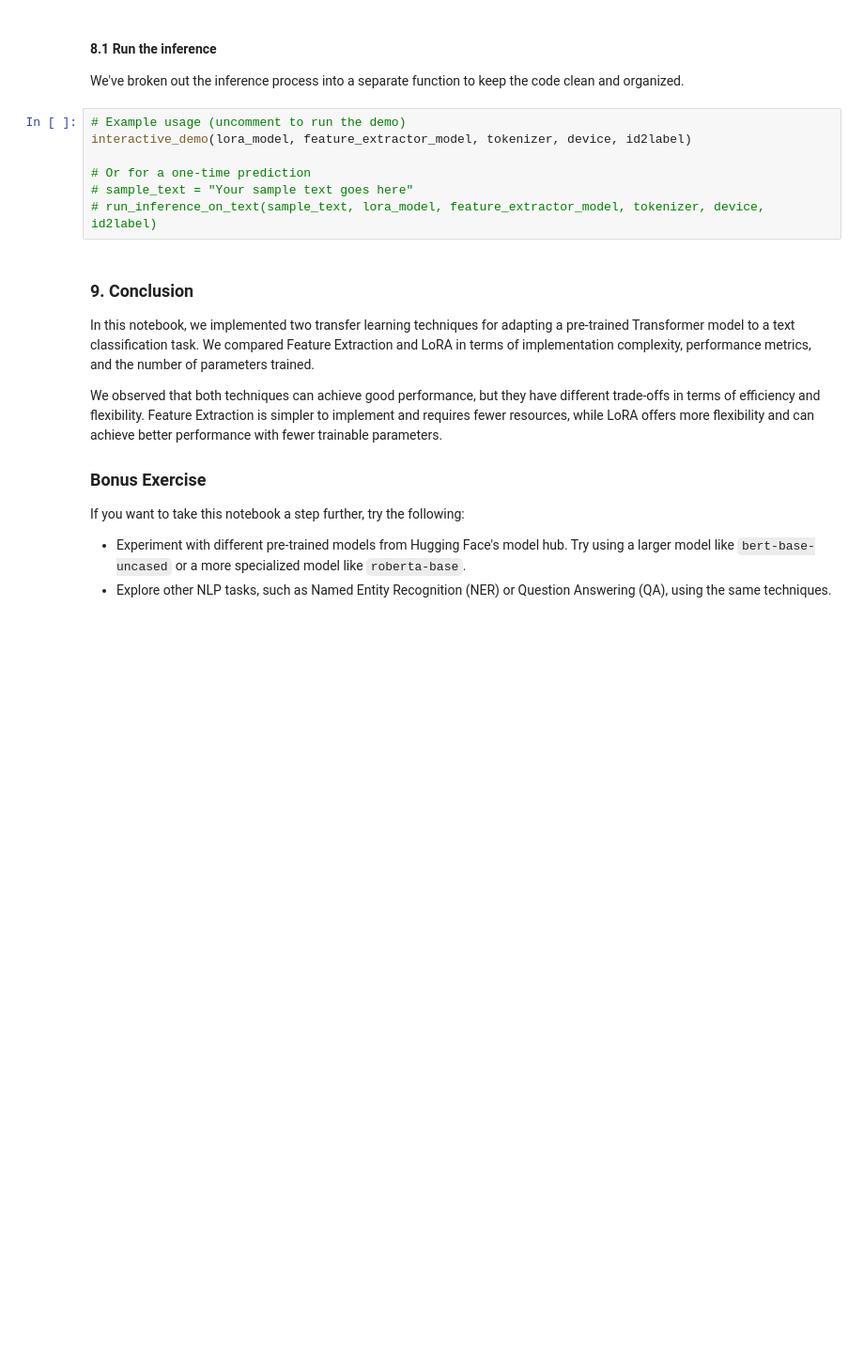
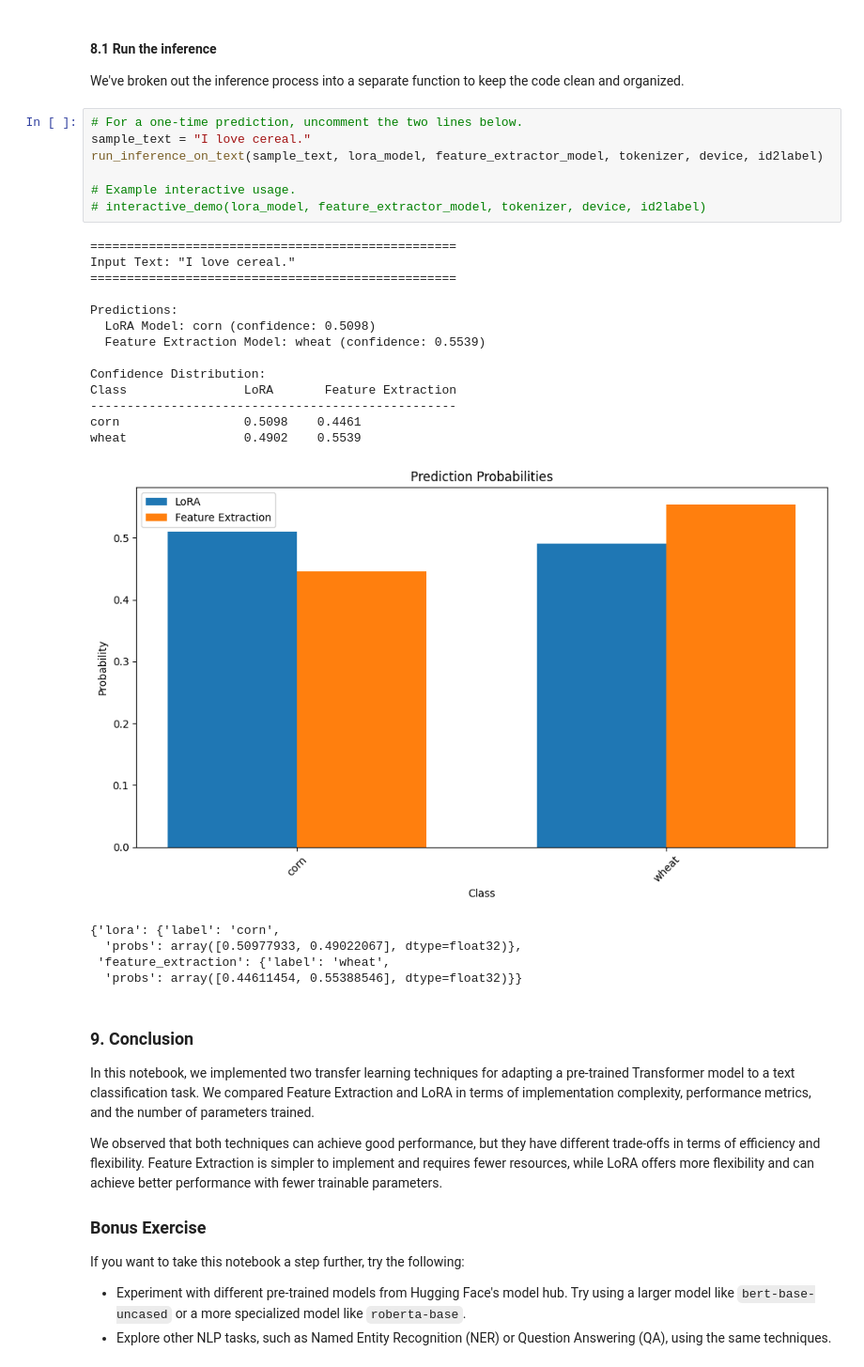
Before and after one commit to PracticumAI/transfer_learning, a Jupyter notebook: 02.0_transfer_learning_Implementation.ipynb, the cells around one changed output. Shown at 94% size. Drawn from its saved outputs; the diff is of its cells as text; blank space fills up the shorter version.

Commit message:
Working on the inference code.

```diff
--- a/02.0_transfer_learning_Implementation.ipynb
+++ b/02.0_transfer_learning_Implementation.ipynb
@@ -815,13 +914,32 @@ def interactive_demo(lora_model, feature_model, tokenizer, device, id2label):
 #### 8.1 Run the inference
 
 We've broken out the inference process into a separate function to keep the code clean and organized.
-# %%
-# Example usage (uncomment to run the demo)
-interactive_demo(lora_model, feature_extractor_model, tokenizer, device, id2label)
-
-# Or for a one-time prediction
-# sample_text = "Your sample text goes here"
-# run_inference_on_text(sample_text, lora_model, feature_extractor_model, tokenizer, device, id2label)
+# %%
+# For a one-time prediction, uncomment the two lines below.
+sample_text = "I love cereal."
+run_inference_on_text(sample_text, lora_model, feature_extractor_model, tokenizer, device, id2label)
+
+# Example interactive usage.
+# interactive_demo(lora_model, feature_extractor_model, tokenizer, device, id2label)
+# %% [output]
+==================================================
+Input Text: "I love cereal."
+==================================================
+
+Predictions:
+  LoRA Model: corn (confidence: 0.5098)
+  Feature Extraction Model: wheat (confidence: 0.5539)
+
+Confidence Distribution:
+Class                LoRA       Feature Extraction
+--------------------------------------------------
+corn                 0.5098    0.4461
+wheat                0.4902    0.5539
+[figure, added]
+{'lora': {'label': 'corn',
+  'probs': array([0.50977933, 0.49022067], dtype=float32)},
+ 'feature_extraction': {'label': 'wheat',
+  'probs': array([0.44611454, 0.55388546], dtype=float32)}}
 # %% [markdown]
 ### 9. Conclusion
 
```
Also changed, not shown: parts of 9 cells of this notebook.
